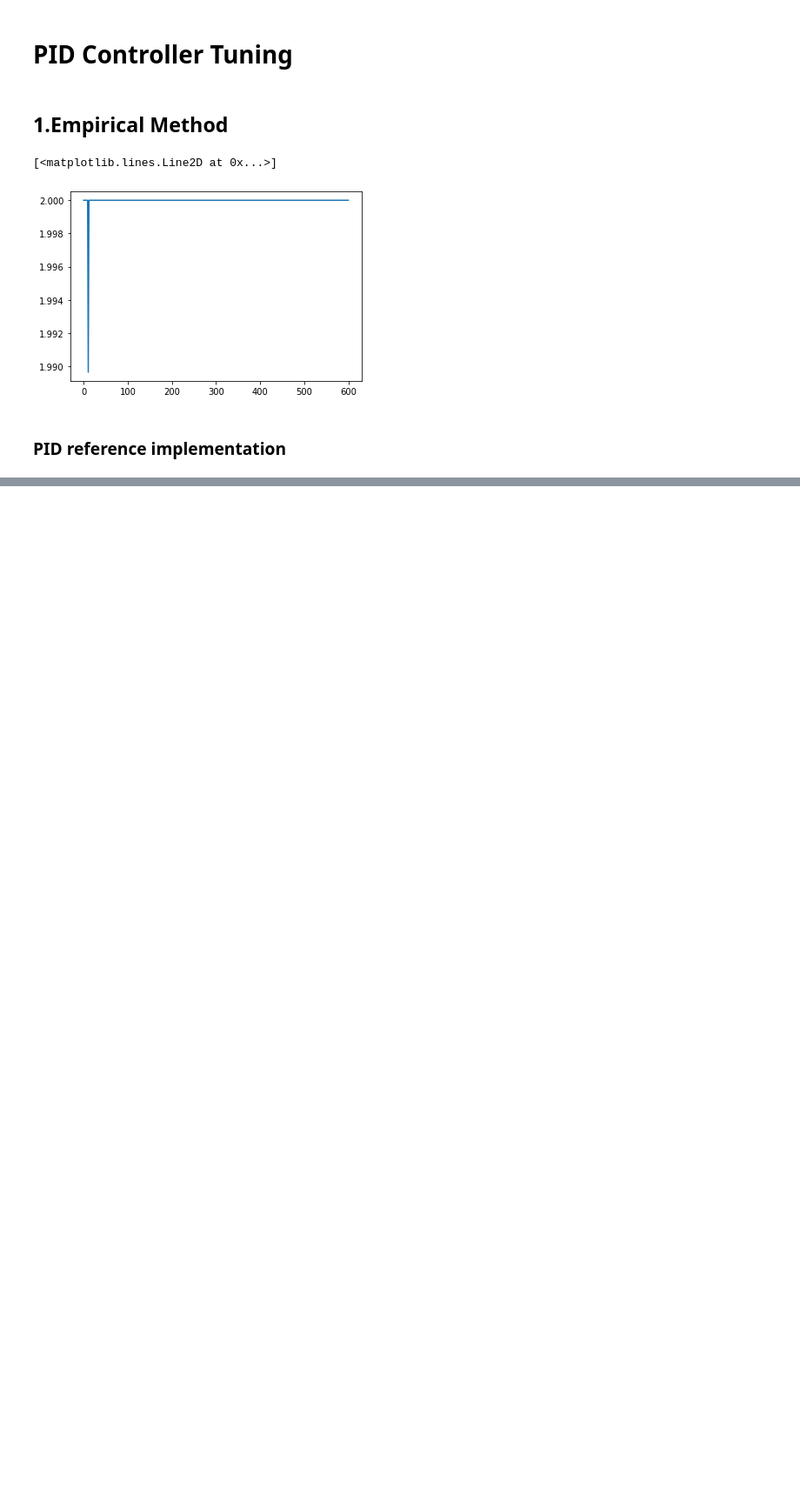
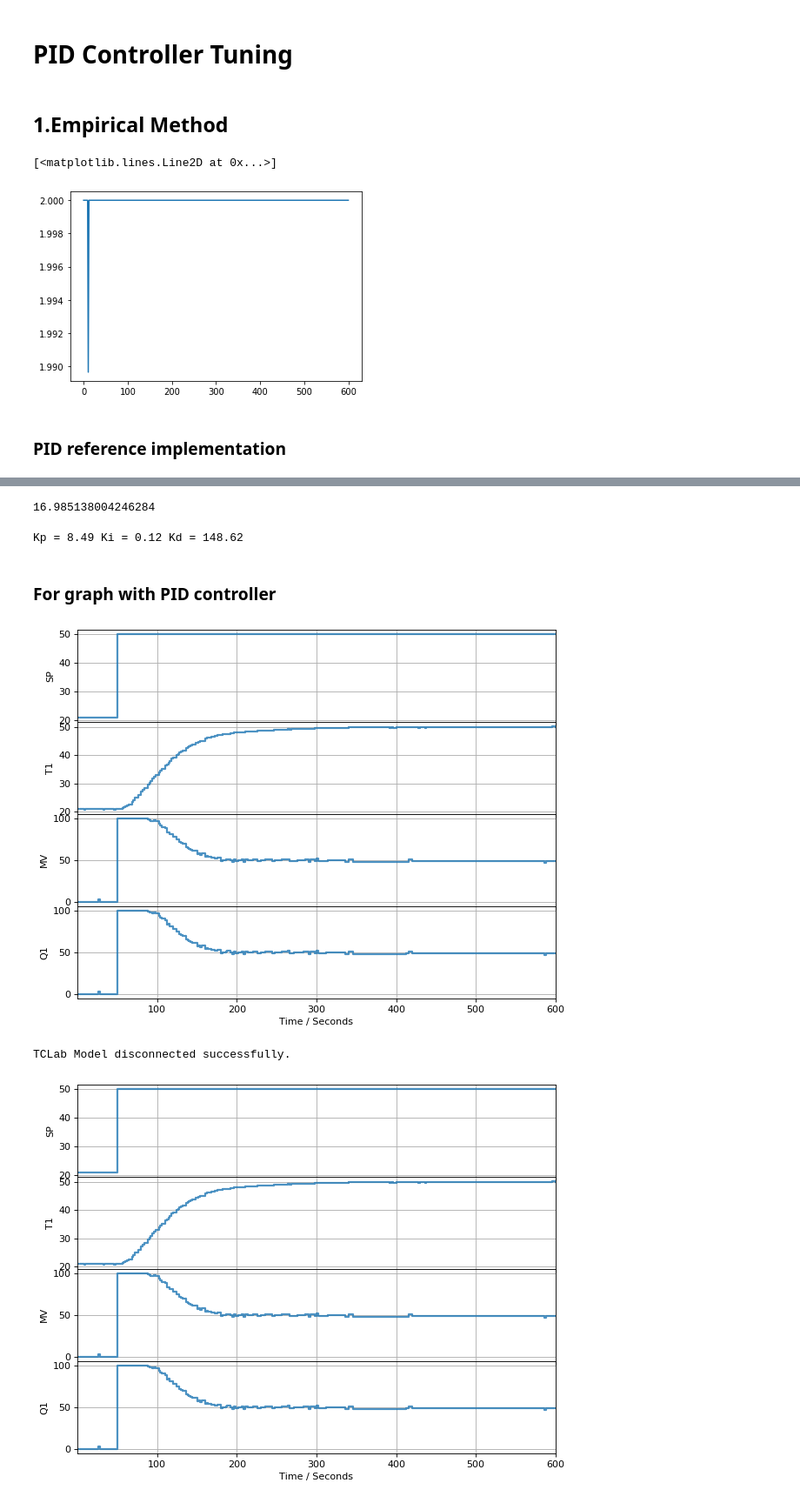
Before and after one commit to chaiwat47/CP3-Chaiwat-Klaewwigkij, a Jupyter notebook: Chemical_process_control/PID_Controller/PID_Tuning.ipynb, the cells around one changed output, grey strips where cells are left out. Shown: that part at 87% size. Cells and saved outputs as stored; diff of their text form; code cells hidden in the pictures; blank space fills up the shorter version.

```diff
--- a/Chemical_process_control/PID_Controller/PID_Tuning.ipynb
+++ b/Chemical_process_control/PID_Controller/PID_Tuning.ipynb
@@ -56,0 +119,23 @@ def PID(Kp, Ki, Kd, MV_bar=0, beta=1, gamma=0):
+# %%
+# Hyperparameter
+Pu = 140
+h = 20
+a =1.5
+Ku = 4*h/a/3.14
+# %%
+Ku
+# %% [output]
+16.985138004246284
+# %%
+# Hyperparameter
+Kp = Ku/2
+Ti = Pu/2
+Td = Pu/8
+
+Ki = Kp/Ti
+Kd = Kp*Td
+print('Kp = {:.2f} Ki = {:.2f} Kd = {:.2f}'.format(Kp, Ki, Kd))
+# %% [output]
+Kp = 8.49 Ki = 0.12 Kd = 148.62
+# %% [markdown]
+### For graph with PID controller
@@ -56,0 +145,22 @@ def PID(Kp, Ki, Kd, MV_bar=0, beta=1, gamma=0):
+# %%
+TCLab = setup(connected = False, speedup=10)
+
+controller = PID(Kp, Ki, Kd, beta=1, gamma=1) # create pid control
+controller.send(None) # initialize
+
+tfinal = 600
+
+with TCLab() as lab:
+    h = Historian([('SP', lambda:SP), ('T1', lambda:lab.T1), ('MV', lambda:MV), ('Q1', lab.Q1)])
+    p = Plotter(h, tfinal)
+    T1 = lab.T1
+    for t in clock(tfinal, 2):
+        SP = T1 if t < 50 else 50 # get setpoint
+        PV = lab.T1
+        MV = controller.send([t, SP, PV]) # compute manipulated variable
+        lab.Q1(MV)
+        p.update(t)
+# %% [output]
+[figure, added]
+TCLab Model disconnected successfully.
+[figure, added]
```
Also changed, not shown: parts of 12 cells of this notebook.
